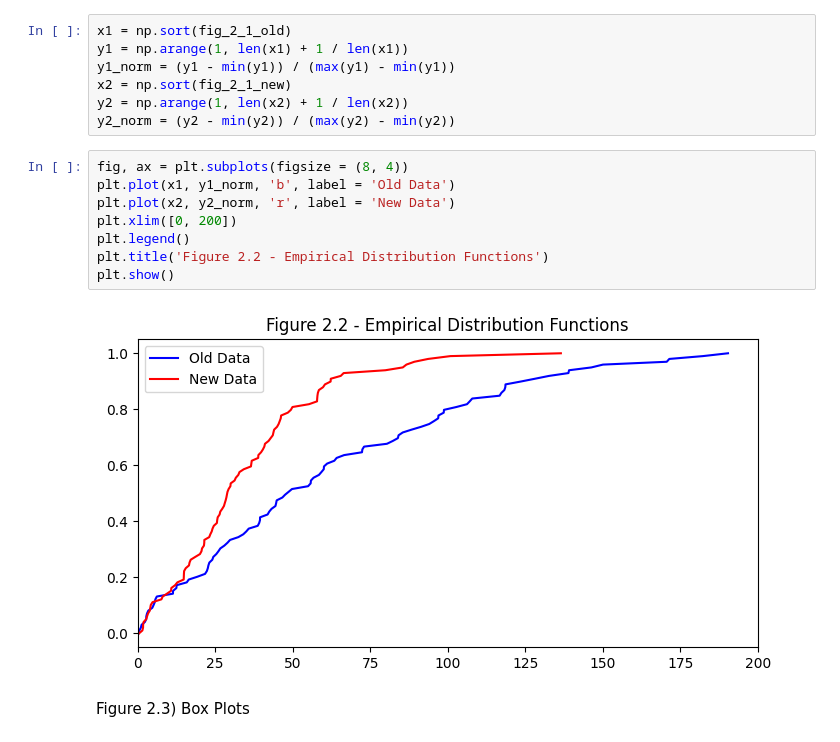
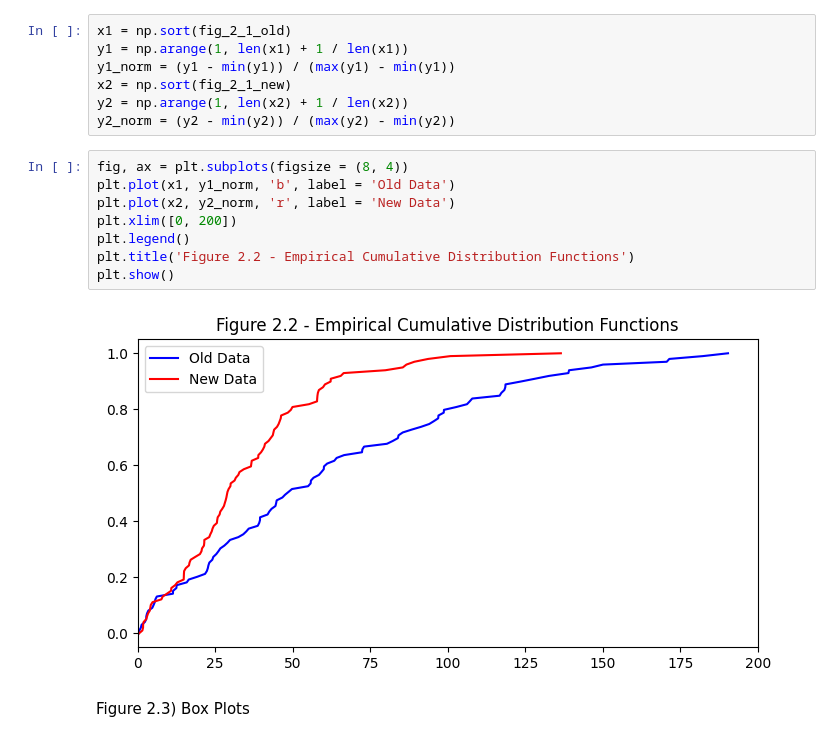
Before and after one commit to cemreaka/Network-Analysis-and-Simulation, a Jupyter notebook: HW1/q1_plots.ipynb, the cells around one changed output. Saved outputs shown, nothing was run; the diff lists cells and outputs as text.

```diff
--- a/HW1/q1_plots.ipynb
+++ b/HW1/q1_plots.ipynb
@@ -61,13 +61,13 @@ y2_norm = (y2 - min(y2)) / (max(y2) - min(y2))
 # %%
 fig, ax = plt.subplots(figsize = (8, 4))
 plt.plot(x1, y1_norm, 'b', label = 'Old Data')
 plt.plot(x2, y2_norm, 'r', label = 'New Data')
 plt.xlim([0, 200])
 plt.legend()
-plt.title('Figure 2.2 - Empirical Distribution Functions')
+plt.title('Figure 2.2 - Empirical Cumulative Distribution Functions')
 plt.show()
 # %% [output]
-[figure, old version]
+[figure, new version]
 # %% [markdown]
 <span style="font-size: 100%;"> Figure 2.3) Box Plots<span>
 # %%
```
Also changed, not shown: parts of 4 cells of this notebook.
